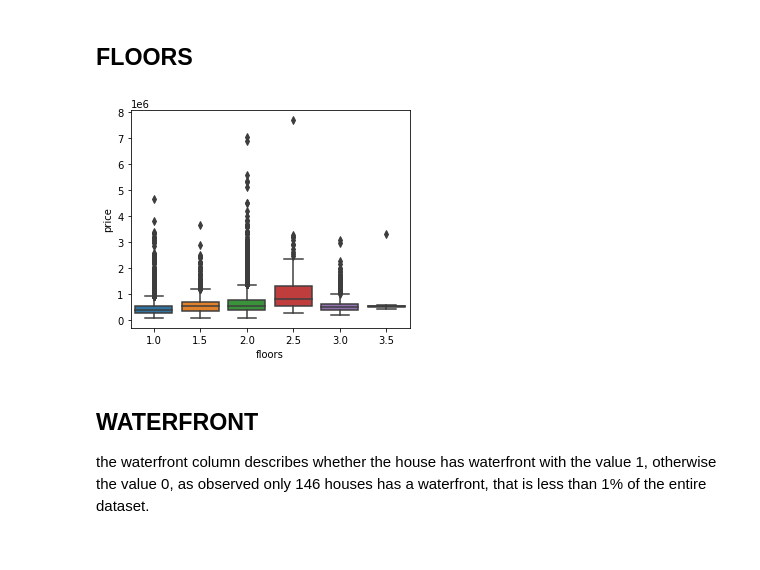
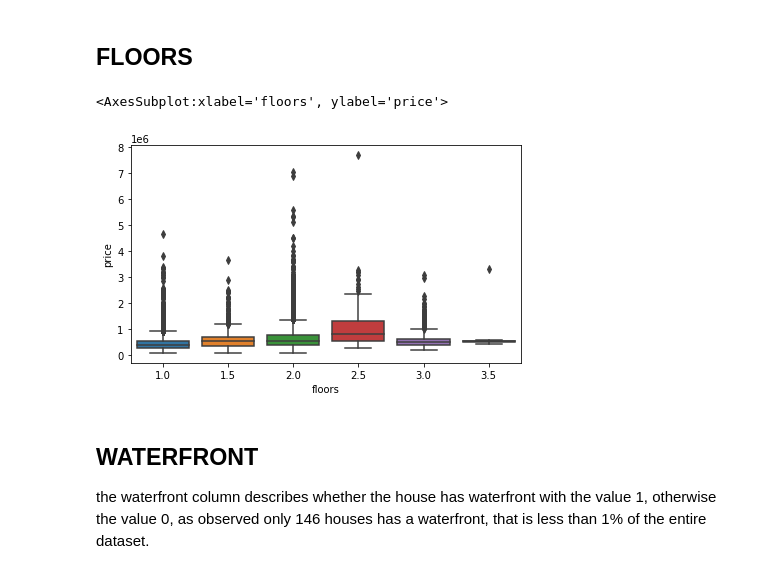
Before and after one commit to akladyous/King-County-Housing-Analysis, a Jupyter notebook: kc_house_prediction.ipynb, the cells around one changed output. Saved outputs shown, nothing was run; the diff lists cells and outputs as text; code cells hidden in the pictures.

```diff
--- a/kc_house_prediction.ipynb
+++ b/kc_house_prediction.ipynb
@@ -202,10 +209,11 @@ unexpectedly we got 788 houses where the square footage of living aerea "sqft_li
 <h2 id="floors">FLOORS</h2>
 # %%
 fig, ax1 = plt.subplots(ncols=1, sharey=True)
-fig.set_figwidth(5,5)
+fig.set_figwidth(7,4)
 sns.boxplot(x=df['floors'], y=df['price'], ax=ax1)
 # %% [output]
+<AxesSubplot:xlabel='floors', ylabel='price'>
-[figure, old version]
+[figure, new version]
 # %% [markdown]
 <h2 id="waterfront">WATERFRONT</h2>
 the waterfront column describes whether the house has waterfront with the value 1, otherwise the value 0, as observed only 146 houses has a waterfront, that is less than 1% of the entire dataset.
```
Also changed, not shown: parts of 16 cells of this notebook, 2 other files.
